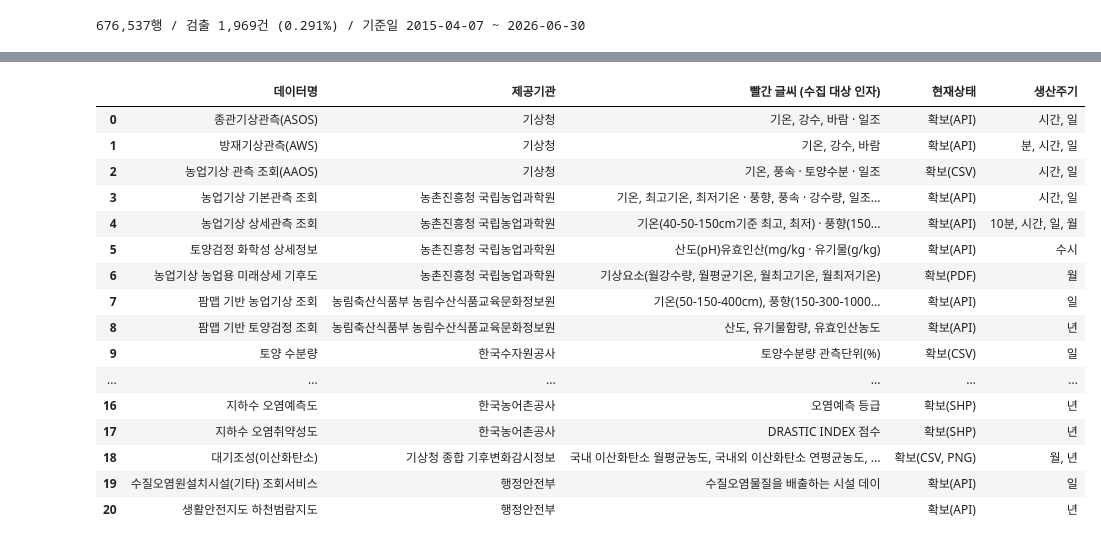
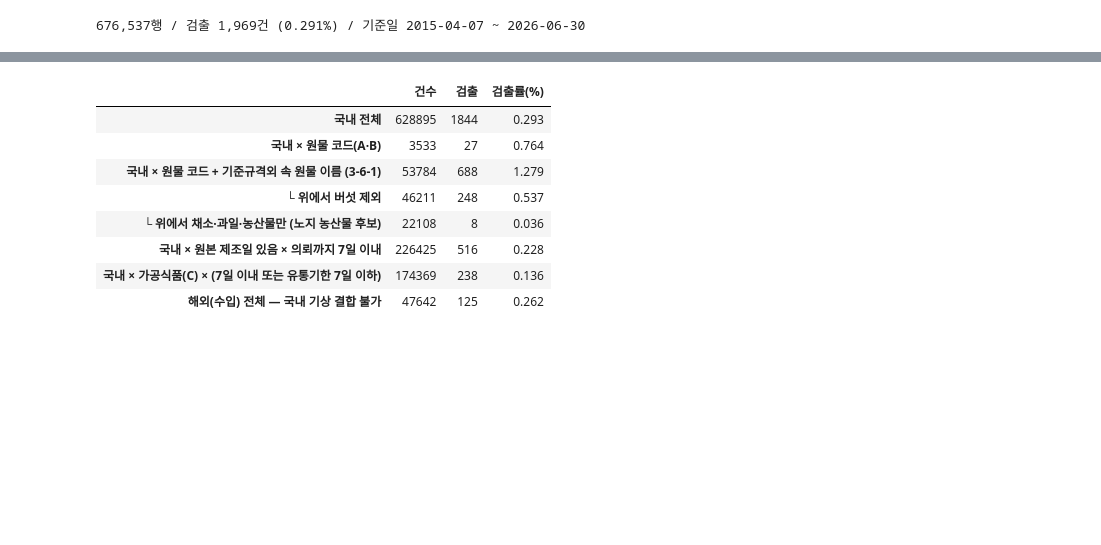
Before and after one commit to cjsdudwls1/listeria2026, a Jupyter notebook: 리스테리아ML/notebook/2.ipynb, the cells around one changed output, grey strips where cells are left out. Saved outputs shown, nothing was run; the diff lists cells and outputs as text; code cells hidden in the pictures; blank space fills up the shorter version.

```diff
--- a/리스테리아ML/notebook/2.ipynb
+++ b/리스테리아ML/notebook/2.ipynb
@@ -1846,70 +2186,32 @@ lk.join(st, how='left').sort_values('검출', ascending=False)
 # %%
-import openpyxl
-from openpyxl.cell.rich_text import CellRichText, TextBlock
-
-RED = 'FFFF0000'
-
-
-def _rgb(font):
-    try:
-        v = font.color.rgb if (font is not None and font.color is not None) else None
-        return v if isinstance(v, str) else None
-    except Exception:
-        return None
-
-
-def plain(v):
-    if v is None:
-        return ''
-    if isinstance(v, CellRichText):
-        return ''.join(b.text if isinstance(b, TextBlock) else str(b) for b in v)
-    return str(v)
-
-
-def red_text(cell):
-    v = cell.value
-    if not isinstance(v, CellRichText):
-        return plain(v) if _rgb(cell.font) == RED else ''
-    parts, cur = [], ''
-    for b in v:
-        is_red = (_rgb(b.font) == RED) if isinstance(b, TextBlock) else (_rgb(cell.font) == RED)
-        txt = b.text if isinstance(b, TextBlock) else str(b)
-        if is_red:
-            cur += txt
-        elif cur:
-            parts.append(cur)
-            cur = ''
-    if cur:
-        parts.append(cur)
-    return ' · '.join(' '.join(p.split()).strip(' ,') for p in parts if p.strip(' ,'))
-
-
-wb = openpyxl.load_workbook(ROOT / '리서치팀문서' / '위해요소별_중요인자_데이터출처.xlsx', rich_text=True)
-ws = wb['리스테리아 모노사이토제네스']
-src = pd.DataFrame([{
-    '데이터명': ' '.join(plain(ws.cell(r, 2).value).split()),
-    '제공기관': ' '.join(plain(ws.cell(r, 3).value).split()),
-    '빨간 글씨 (수집 대상 인자)': red_text(ws.cell(r, 4)),
-    '현재상태': plain(ws.cell(r, 6).value).split('\n')[0].strip(),
-    '생산주기': plain(ws.cell(r, 7).value).strip(),
-} for r in range(2, ws.max_row + 1)])
-src
+dom_m = dfx['국내해외'] == '국내'
+raw_m = dfx['대분류'].isin(['농산물(원물)', '축산물(원물)', '수산물(원물)'])
+enoki_m = dfx['검체성격'] == '팽이버섯'
+gap7 = (dfx['reqest_de'] - dfx['mnfctur_de_raw']).dt.days.le(7)
+short_m = gap7 | dfx['유통기한일수_대장'].le(7)
+raw_ext_m = dfx['원물구분'].isin(['① 원물 코드(A·B)', '② 기준규격외 코드 + 원물 이름'])   # 3-6-1절
+mush_m = dfx['원물유형'].eq('버섯') | dfx['train_prdlst_nm'].astype(str).eq('버섯류')
+SC5 = {
+    '국내 전체': dom_m,
+    '국내 × 원물 코드(A·B)': dom_m & raw_m,
+    '국내 × 원물 코드 + 기준규격외 속 원물 이름 (3-6-1)': dom_m & raw_ext_m,
+    '  └ 위에서 버섯 제외': dom_m & raw_ext_m & ~mush_m,
+    '  └ 위에서 채소·과일·농산물만 (노지 농산물 후보)': dom_m & raw_ext_m & ~mush_m & dfx['원물유형'].isin(['채소', '과일', '농산물']),
+    '국내 × 원본 제조일 있음 × 의뢰까지 7일 이내': dom_m & gap7,
+    '국내 × 가공식품(C) × (7일 이내 또는 유통기한 7일 이하)': dom_m & dfx['대분류'].eq('가공식품') & short_m,
+    '해외(수입) 전체 — 국내 기상 결합 불가': ~dom_m,
+}
+sc5 = pd.DataFrame({k: {'건수': int(m.sum()), '검출': int(dfx.loc[m, 'pos'].sum())} for k, m in SC5.items()}).T
+sc5['검출률(%)'] = (sc5['검출'] / sc5['건수'] * 100).round(3)
+sc5
 # %% [output]
-|  | 데이터명 | 제공기관 | 빨간 글씨 (수집 대상 인자) | 현재상태 | 생산주기 |
-| 0 | 종관기상관측(ASOS) | 기상청 | 기온, 강수, 바람 · 일조 | 확보(API) | 시간, 일 |
-| 1 | 방재기상관측(AWS) | 기상청 | 기온, 강수, 바람 | 확보(API) | 분, 시간, 일 |
-| 2 | 농업기상 관측 조회(AAOS) | 기상청 | 기온, 풍속 · 토양수분 · 일조 | 확보(CSV) | 시간, 일 |
-| 3 | 농업기상 기본관측 조회 | 농촌진흥청 국립농업과학원 | 기온, 최고기온, 최저기온 · 풍향, 풍속 · 강수량, 일조... | 확보(API) | 시간, 일 |
-| 4 | 농업기상 상세관측 조회 | 농촌진흥청 국립농업과학원 | 기온(40-50-150cm기준 최고, 최저) · 풍향(150... | 확보(API) | 10분, 시간, 일, 월 |
-| 5 | 토양검정 화학성 상세정보 | 농촌진흥청 국립농업과학원 | 산도(pH)유효인산(mg/kg · 유기물(g/kg) | 확보(API) | 수시 |
-| 6 | 농업기상 농업용 미래상세 기후도 | 농촌진흥청 국립농업과학원 | 기상요소(월강수량, 월평균기온, 월최고기온, 월최저기온) | 확보(PDF) | 월 |
-| 7 | 팜맵 기반 농업기상 조회 | 농림축산식품부 농림수산식품교육문화정보원 | 기온(50-150-400cm), 풍향(150-300-1000... | 확보(API) | 일 |
-| 8 | 팜맵 기반 토양검정 조회 | 농림축산식품부 농림수산식품교육문화정보원 | 산도, 유기물함량, 유효인산농도 | 확보(API) | 년 |
-| 9 | 토양 수분량 | 한국수자원공사 | 토양수분량 관측단위(%) | 확보(CSV) | 일 |
-| ... | ... | ... | ... | ... | ... |
-| 16 | 지하수 오염예측도 | 한국농어촌공사 | 오염예측 등급 | 확보(SHP) | 년 |
-| 17 | 지하수 오염취약성도 | 한국농어촌공사 | DRASTIC INDEX 점수 | 확보(SHP) | 년 |
-| 18 | 대기조성(이산화탄소) | 기상청 종합 기후변화감시정보 | 국내 이산화탄소 월평균농도, 국내외 이산화탄소 연평균농도, ... | 확보(CSV, PNG) | 월, 년 |
-| 19 | 수질오염원설치시설(기타) 조회서비스 | 행정안전부 | 수질오염물질을 배출하는 시설 데이 | 확보(API) | 일 |
-| 20 | 생활안전지도 하천범람지도 | 행정안전부 |  | 확보(API) | 년 |
+|  | 건수 | 검출 | 검출률(%) |
+| 국내 전체 | 628895 | 1844 | 0.293 |
+| 국내 × 원물 코드(A·B) | 3533 | 27 | 0.764 |
+| 국내 × 원물 코드 + 기준규격외 속 원물 이름 (3-6-1) | 53784 | 688 | 1.279 |
+| └ 위에서 버섯 제외 | 46211 | 248 | 0.537 |
+| └ 위에서 채소·과일·농산물만 (노지 농산물 후보) | 22108 | 8 | 0.036 |
+| 국내 × 원본 제조일 있음 × 의뢰까지 7일 이내 | 226425 | 516 | 0.228 |
+| 국내 × 가공식품(C) × (7일 이내 또는 유통기한 7일 이하) | 174369 | 238 | 0.136 |
+| 해외(수입) 전체 — 국내 기상 결합 불가 | 47642 | 125 | 0.262 |
 # %% [markdown]
```
Also changed, not shown: parts of 178 cells of this notebook, 8 other files.
